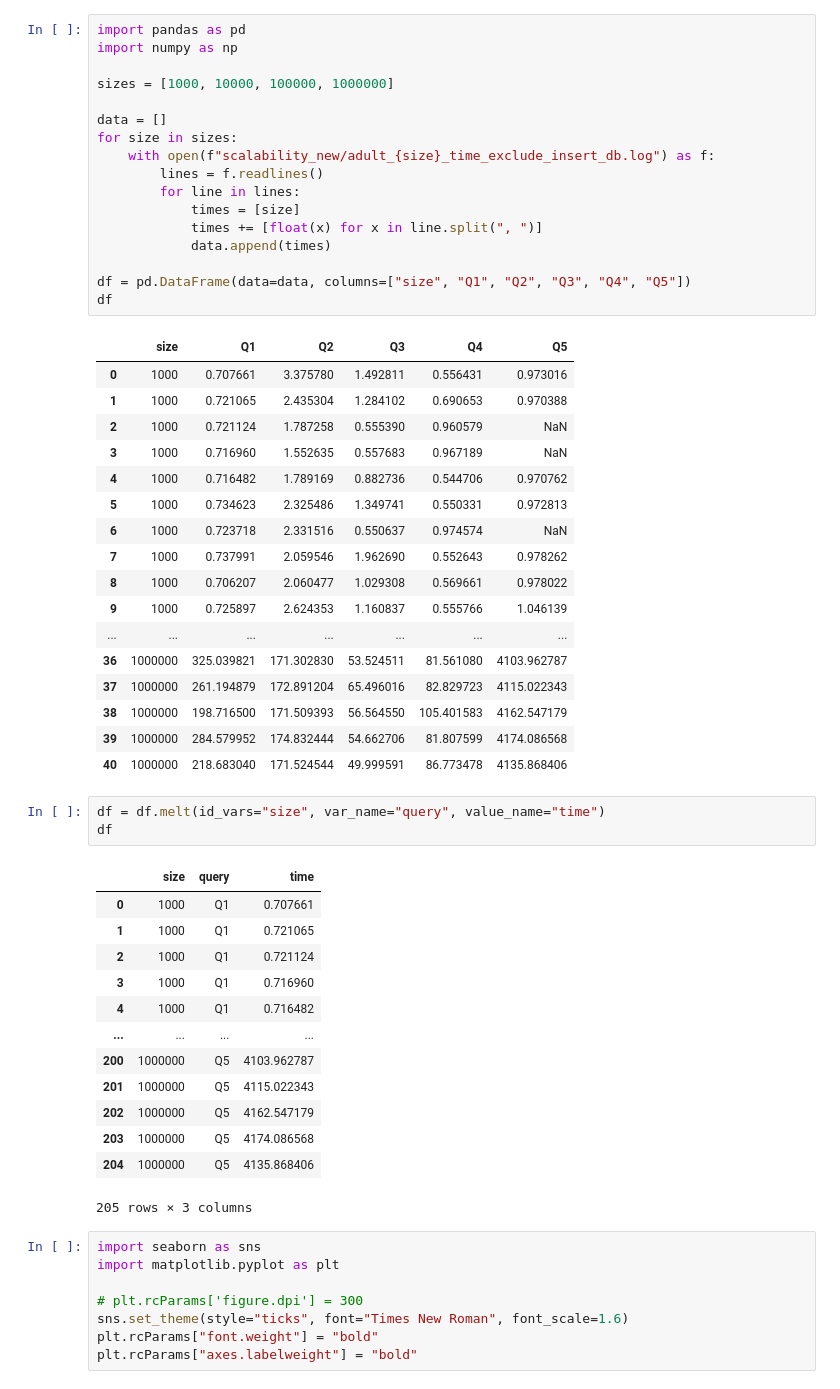
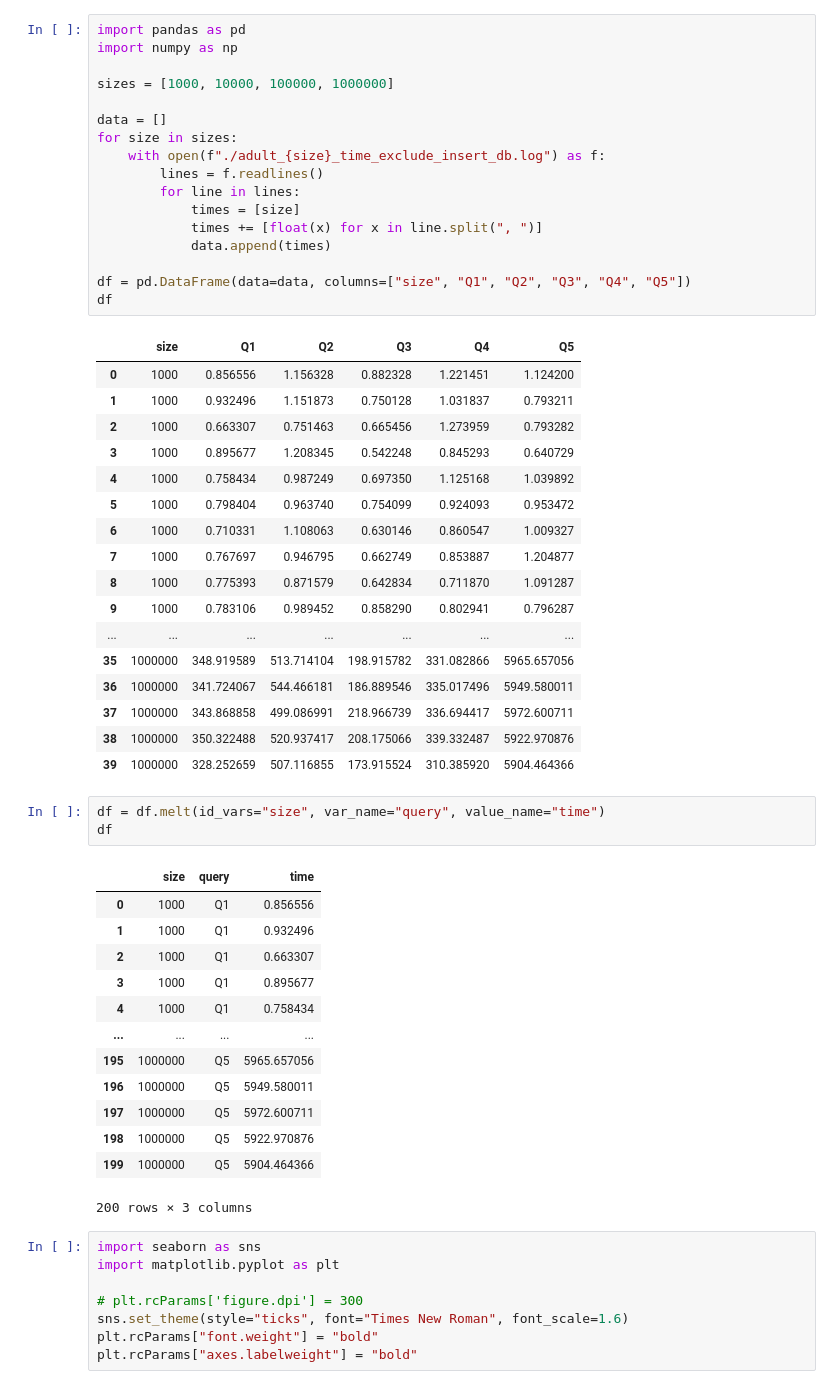
Before and after one commit to youny626/DP_test, a Jupyter notebook: scalability/plot.ipynb, the cells around one changed output. Saved outputs shown, nothing was run; the diff lists cells and outputs as text.

```diff
--- a/scalability/plot.ipynb
+++ b/scalability/plot.ipynb
@@ -1,55 +1,55 @@
 # %%
 import pandas as pd
 import numpy as np
 
 sizes = [1000, 10000, 100000, 1000000]
 
 data = []
 for size in sizes:
-    with open(f"scalability_new/adult_{size}_time_exclude_insert_db.log") as f:
+    with open(f"./adult_{size}_time_exclude_insert_db.log") as f:
         lines = f.readlines()
         for line in lines:
             times = [size]
             times += [float(x) for x in line.split(", ")]
             data.append(times)
 
 df = pd.DataFrame(data=data, columns=["size", "Q1", "Q2", "Q3", "Q4", "Q5"])
 df
 # %% [output]
 |  | size | Q1 | Q2 | Q3 | Q4 | Q5 |
-| 0 | 1000 | 0.707661 | 3.375780 | 1.492811 | 0.556431 | 0.973016 |
-| 1 | 1000 | 0.721065 | 2.435304 | 1.284102 | 0.690653 | 0.970388 |
-| 2 | 1000 | 0.721124 | 1.787258 | 0.555390 | 0.960579 | NaN |
-| 3 | 1000 | 0.716960 | 1.552635 | 0.557683 | 0.967189 | NaN |
-| 4 | 1000 | 0.716482 | 1.789169 | 0.882736 | 0.544706 | 0.970762 |
-| 5 | 1000 | 0.734623 | 2.325486 | 1.349741 | 0.550331 | 0.972813 |
-| 6 | 1000 | 0.723718 | 2.331516 | 0.550637 | 0.974574 | NaN |
-| 7 | 1000 | 0.737991 | 2.059546 | 1.962690 | 0.552643 | 0.978262 |
-| 8 | 1000 | 0.706207 | 2.060477 | 1.029308 | 0.569661 | 0.978022 |
-| 9 | 1000 | 0.725897 | 2.624353 | 1.160837 | 0.555766 | 1.046139 |
+| 0 | 1000 | 0.856556 | 1.156328 | 0.882328 | 1.221451 | 1.124200 |
+| 1 | 1000 | 0.932496 | 1.151873 | 0.750128 | 1.031837 | 0.793211 |
+| 2 | 1000 | 0.663307 | 0.751463 | 0.665456 | 1.273959 | 0.793282 |
+| 3 | 1000 | 0.895677 | 1.208345 | 0.542248 | 0.845293 | 0.640729 |
+| 4 | 1000 | 0.758434 | 0.987249 | 0.697350 | 1.125168 | 1.039892 |
+| 5 | 1000 | 0.798404 | 0.963740 | 0.754099 | 0.924093 | 0.953472 |
+| 6 | 1000 | 0.710331 | 1.108063 | 0.630146 | 0.860547 | 1.009327 |
+| 7 | 1000 | 0.767697 | 0.946795 | 0.662749 | 0.853887 | 1.204877 |
+| 8 | 1000 | 0.775393 | 0.871579 | 0.642834 | 0.711870 | 1.091287 |
+| 9 | 1000 | 0.783106 | 0.989452 | 0.858290 | 0.802941 | 0.796287 |
 | ... | ... | ... | ... | ... | ... | ... |
-| 36 | 1000000 | 325.039821 | 171.302830 | 53.524511 | 81.561080 | 4103.962787 |
-| 37 | 1000000 | 261.194879 | 172.891204 | 65.496016 | 82.829723 | 4115.022343 |
-| 38 | 1000000 | 198.716500 | 171.509393 | 56.564550 | 105.401583 | 4162.547179 |
-| 39 | 1000000 | 284.579952 | 174.832444 | 54.662706 | 81.807599 | 4174.086568 |
-| 40 | 1000000 | 218.683040 | 171.524544 | 49.999591 | 86.773478 | 4135.868406 |
+| 35 | 1000000 | 348.919589 | 513.714104 | 198.915782 | 331.082866 | 5965.657056 |
+| 36 | 1000000 | 341.724067 | 544.466181 | 186.889546 | 335.017496 | 5949.580011 |
+| 37 | 1000000 | 343.868858 | 499.086991 | 218.966739 | 336.694417 | 5972.600711 |
+| 38 | 1000000 | 350.322488 | 520.937417 | 208.175066 | 339.332487 | 5922.970876 |
+| 39 | 1000000 | 328.252659 | 507.116855 | 173.915524 | 310.385920 | 5904.464366 |
 # %%
 df = df.melt(id_vars="size", var_name="query", value_name="time")
 df
 # %% [output]
 |  | size | query | time |
-| 0 | 1000 | Q1 | 0.707661 |
-| 1 | 1000 | Q1 | 0.721065 |
-| 2 | 1000 | Q1 | 0.721124 |
-| 3 | 1000 | Q1 | 0.716960 |
-| 4 | 1000 | Q1 | 0.716482 |
+| 0 | 1000 | Q1 | 0.856556 |
+| 1 | 1000 | Q1 | 0.932496 |
+| 2 | 1000 | Q1 | 0.663307 |
+| 3 | 1000 | Q1 | 0.895677 |
+| 4 | 1000 | Q1 | 0.758434 |
 | ... | ... | ... | ... |
-| 200 | 1000000 | Q5 | 4103.962787 |
-| 201 | 1000000 | Q5 | 4115.022343 |
-| 202 | 1000000 | Q5 | 4162.547179 |
-| 203 | 1000000 | Q5 | 4174.086568 |
-| 204 | 1000000 | Q5 | 4135.868406 |
+| 195 | 1000000 | Q5 | 5965.657056 |
+| 196 | 1000000 | Q5 | 5949.580011 |
+| 197 | 1000000 | Q5 | 5972.600711 |
+| 198 | 1000000 | Q5 | 5922.970876 |
+| 199 | 1000000 | Q5 | 5904.464366 |
-205 rows × 3 columns
+200 rows × 3 columns
 # %%
 import seaborn as sns
 import matplotlib.pyplot as plt
```
Also changed, not shown: parts of 1 cell of this notebook, 2 other files.
